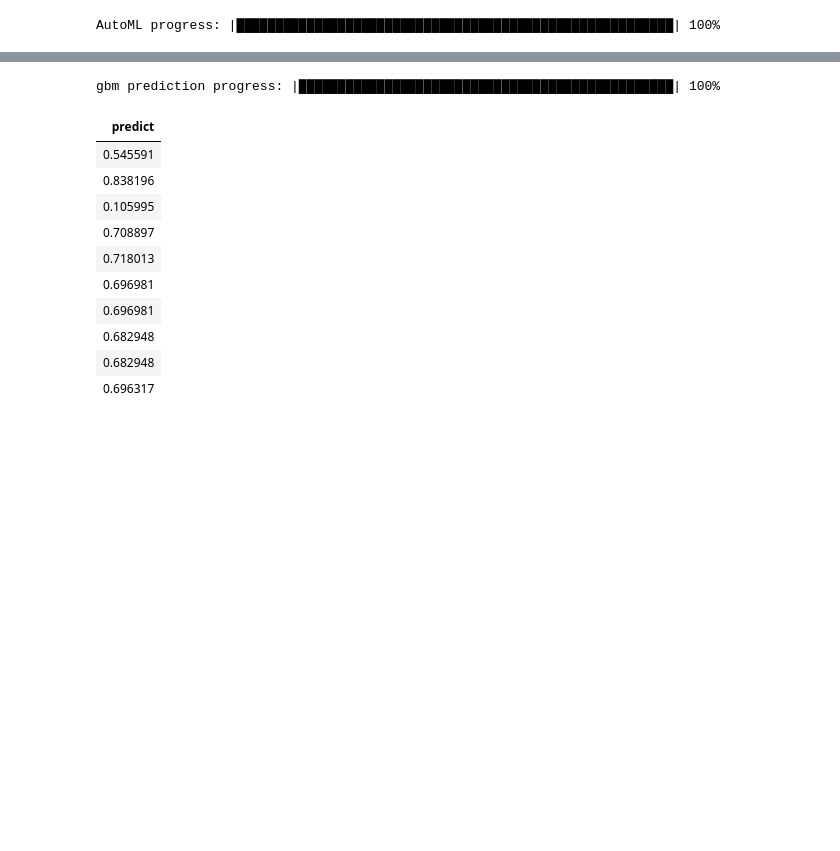
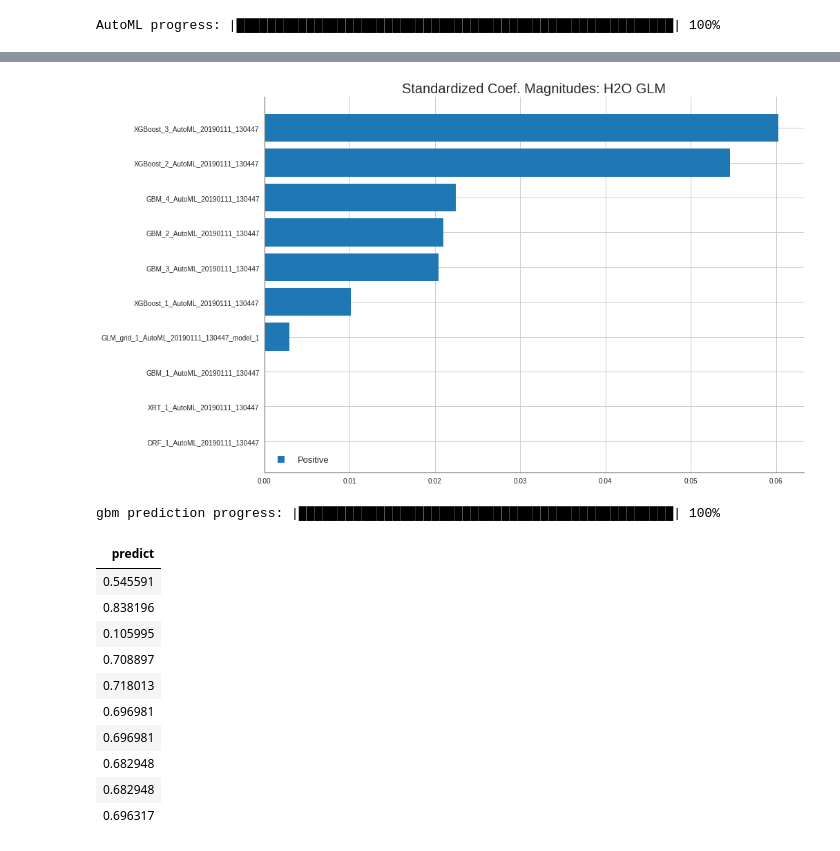
Before and after one commit to Michaels72/The_Interview_Attendance_Problem, a Jupyter notebook: The_Interview_Attendance_Problem.ipynb, the cells around one changed output, grey strips where cells are left out. Drawn from its saved outputs; the diff is of its cells as text; code cells hidden in the pictures; blank space fills up the shorter version.

```diff
--- a/The_Interview_Attendance_Problem.ipynb
+++ b/The_Interview_Attendance_Problem.ipynb
@@ -534,0 +524,7 @@ aml.leaderboard
+# %%
+# Get model ids for all models in the AutoML Leaderboard
+model_ids = list(aml.leaderboard['model_id'].as_data_frame().iloc[:,0])
+# Get the "All Models" Stacked Ensemble model
+se = h2o.get_model([mid for mid in model_ids if "StackedEnsemble_AllModels" in mid][0])
+# Get the Stacked Ensemble metalearner model
+metalearner = h2o.get_model(se.metalearner()['name'])
@@ -535,3 +547,7 @@ aml.leaderboard
+# %%
+metalearner.std_coef_plot()
+# %% [output]
+[figure, added]
 # %%
 pred = aml.predict(test)
 pred.head()
```
Also changed, not shown: parts of 9 cells of this notebook.
